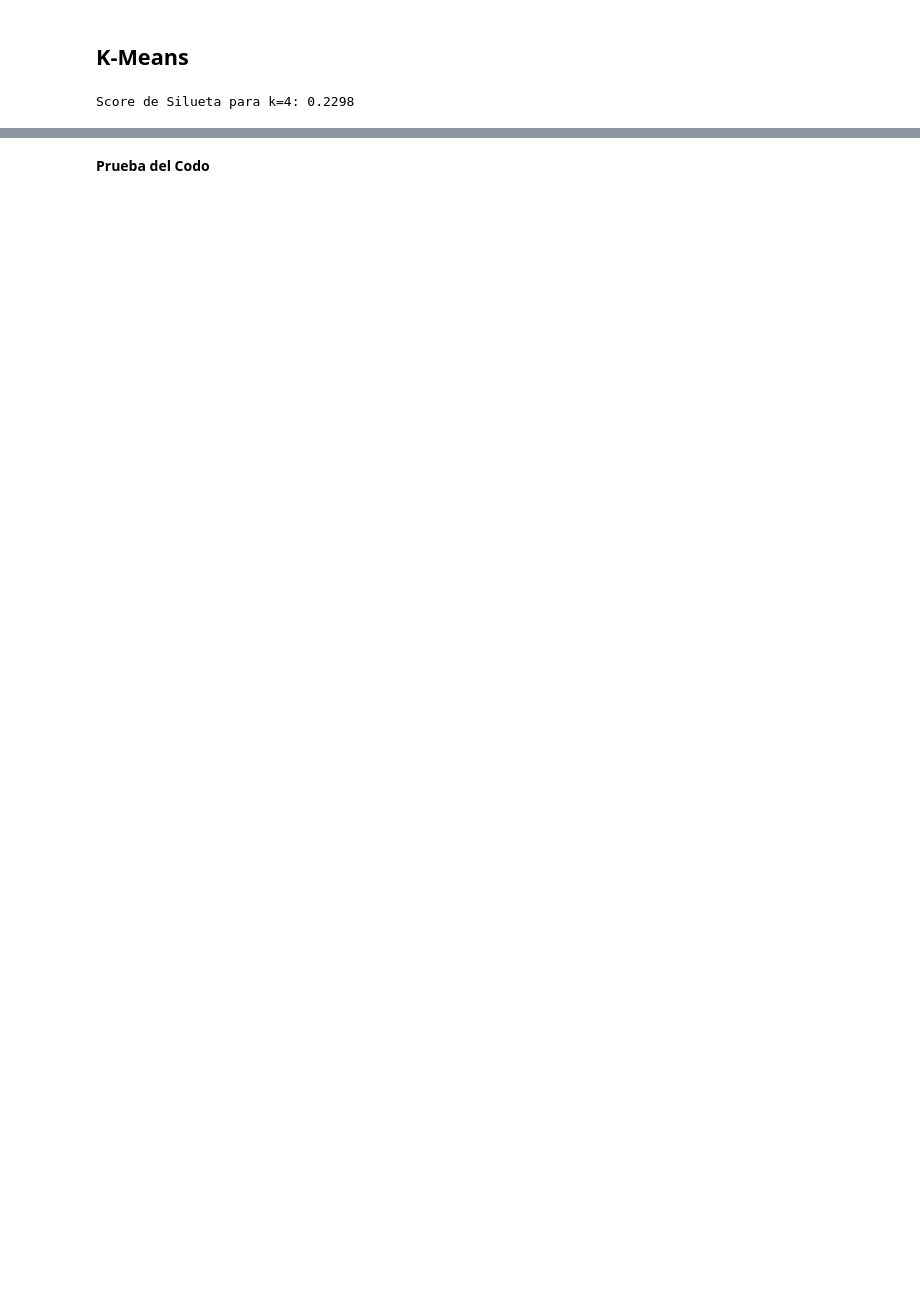
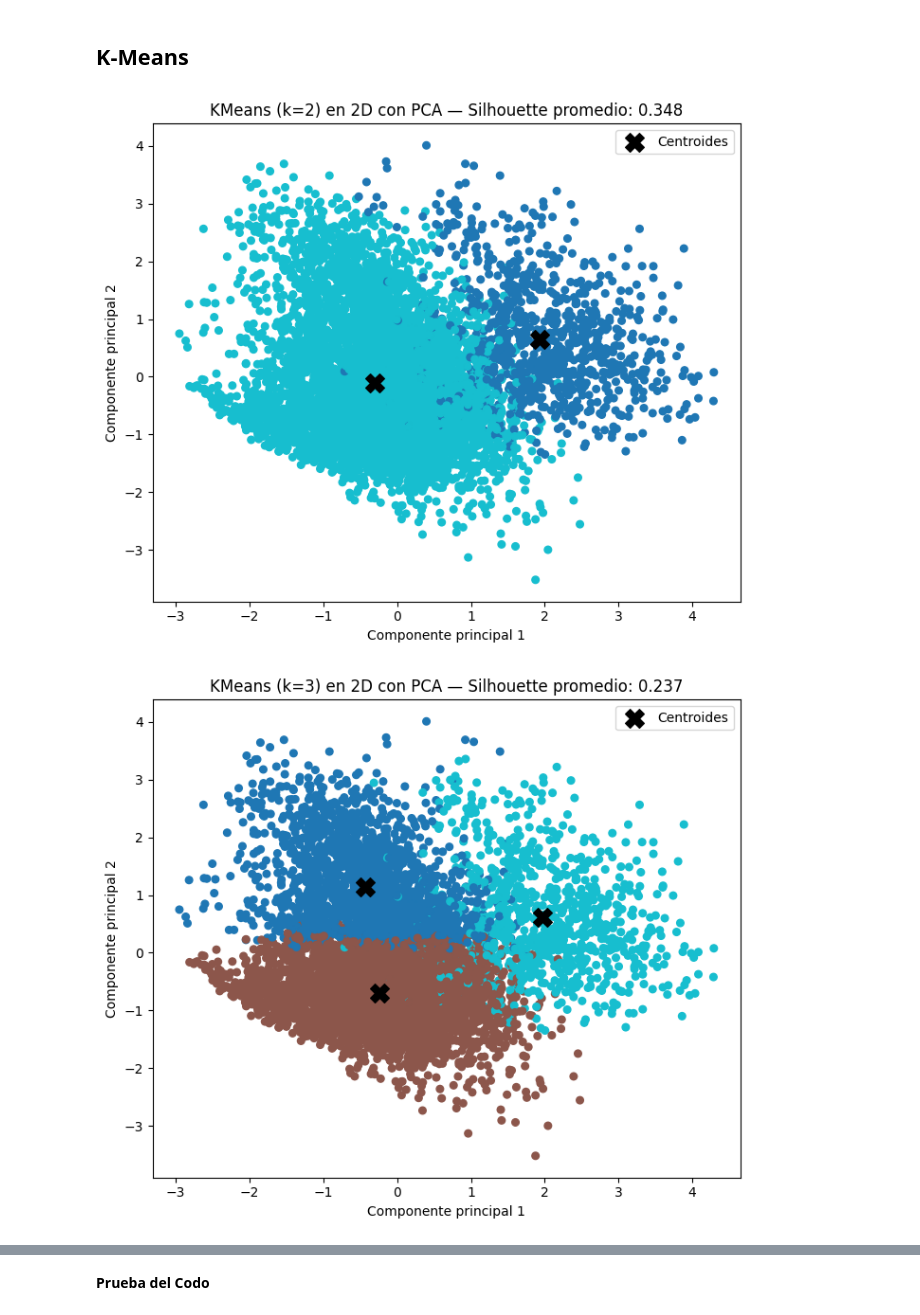
Before and after one commit to JoseCervantes06/Proyecto1_Equipo20_Cervantes-Reyes, a Jupyter notebook: fase2.ipynb, the cells around one changed output, grey strips where cells are left out. Cells and saved outputs as stored; diff of their text form; code cells hidden in the pictures; blank space fills up the shorter version.

```diff
--- a/fase2.ipynb
+++ b/fase2.ipynb
@@ -260,14 +260,40 @@ dtype: float64
 # %%
 from sklearn.cluster import KMeans
 from sklearn.metrics import silhouette_score
+from sklearn.decomposition import PCA
+import matplotlib.pyplot as plt
+import numpy as np
 
-k = 4
-kmeans = KMeans(n_clusters=k, random_state=12, n_init=40)
-kmeans.fit(cluster1_data)
-labels = kmeans.labels_
+ks = range(2, 6)
 
-# Calculo del silhouette
-silhouette_avg = silhouette_score(cluster1_data, labels)
-print(f"Score de Silueta para k={k}: {silhouette_avg:.4f}")
+
+
+for k in ks:
+    kmeans = KMeans(n_clusters=k, random_state=12, n_init=40)
+    labels = kmeans.fit_predict(cluster1_data)
+
+    if len(set(labels)) > 1:
+        silhouette_avg = silhouette_score(cluster1_data, labels)
+    else:
+        silhouette_avg = np.nan
+
+    pca = PCA(n_components=2, random_state=42)
+    X_pca = pca.fit_transform(cluster1_data)
+
+    centroids_pca = pca.transform(kmeans.cluster_centers_)
+
+    plt.figure(figsize=(7, 6))
+    plt.scatter(X_pca[:, 0], X_pca[:, 1], c=labels, cmap='tab10', s=30)
+    plt.scatter(centroids_pca[:, 0], centroids_pca[:, 1],
+                marker='X', s=200, c='black', label='Centroides')
+
+    # Título con el valor del silhouette
+    plt.title(f"KMeans (k={k}) en 2D con PCA — Silhouette promedio: {silhouette_avg:.3f}")
+    plt.xlabel("Componente principal 1")
+    plt.ylabel("Componente principal 2")
+    plt.legend()
+    plt.tight_layout()
+    plt.show()
 # %% [output]
-Score de Silueta para k=4: 0.2298
+[figure, added]
+[figure, added]
```
Also changed, not shown: parts of 6 cells of this notebook.
